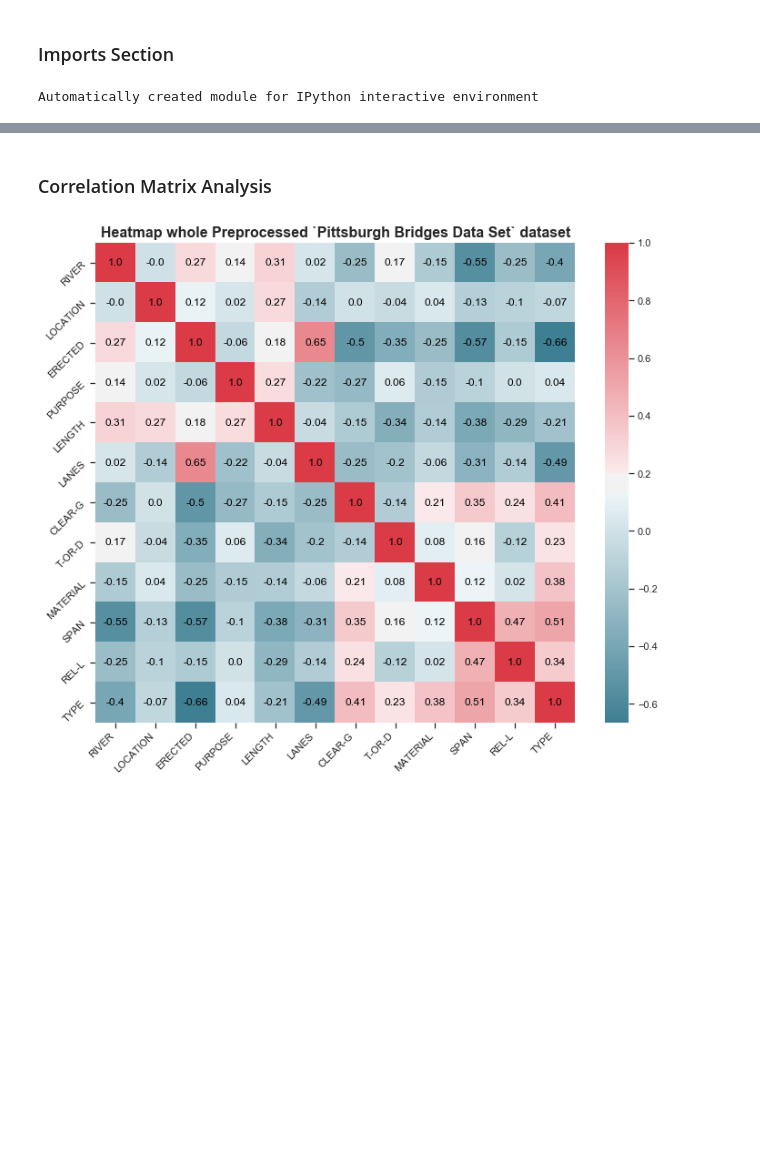
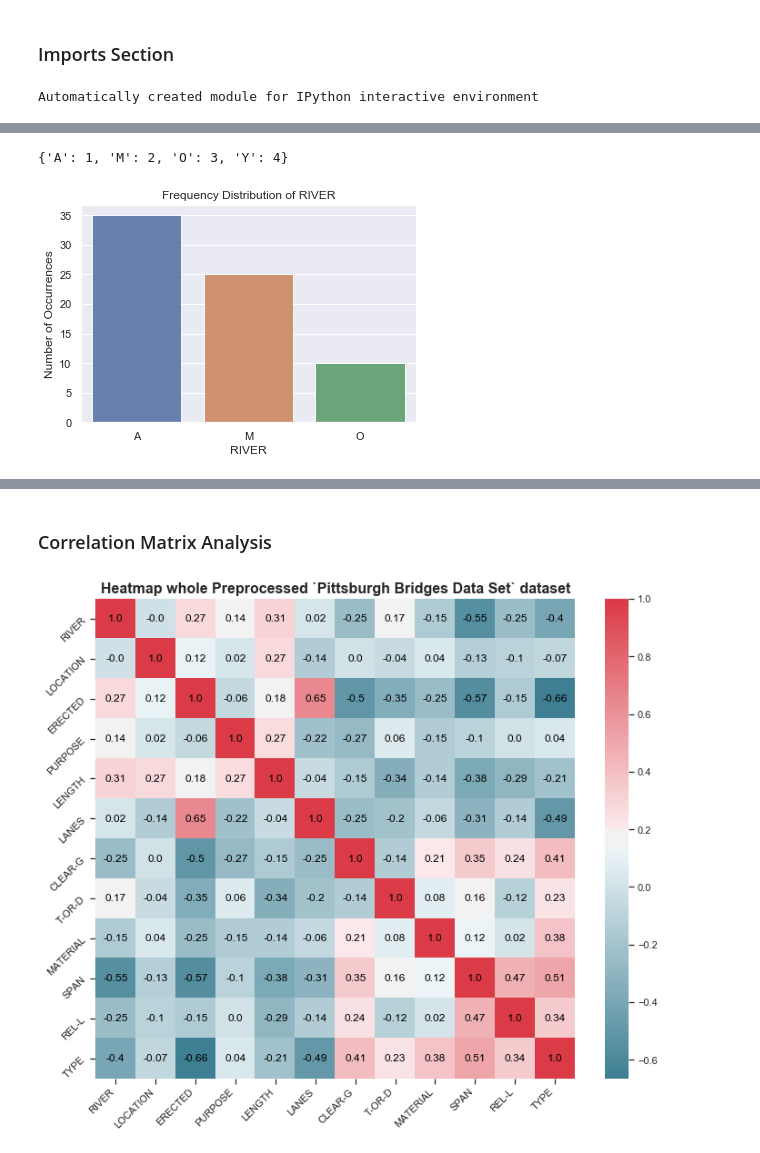
Before and after one commit to franec94/Pittsburgh-Bridge-Dataset, a Jupyter notebook: pittsburgh-bridges-data-set-analysis/Data Space Report -Testing - Pie Charts-compact.ipynb, the cells around one changed output, grey strips where cells are left out. Cells and saved outputs as stored; diff of their text form; code cells hidden in the pictures; blank space fills up the shorter version.

```diff
--- a/pittsburgh-bridges-data-set-analysis/Data Space Report -Testing - Pie Charts-compact.ipynb
+++ b/pittsburgh-bridges-data-set-analysis/Data Space Report -Testing - Pie Charts-compact.ipynb
@@ -99,4 +99,5 @@ dataset_path = 'C:\\Users\\Francesco\Documents\\datasets\\pittsburgh_dataset'
 dataset_name = 'bridges.data.csv'
 
 TARGET_COL = 'T-OR-D'  # Target variable name
-dataset = load_brdiges_dataset(dataset_path, dataset_name)
+dataset, feature_vs_values = load_brdiges_dataset(dataset_path, dataset_name)
+feature_vs_values
@@ -105,6 +120,9 @@ dataset = load_brdiges_dataset(dataset_path, dataset_name)
 # %%
 columns_2_avoid = ['ERECTED', 'LENGTH', 'LOCATION']
 
-# show_frequency_distribution_predictor(dataset, predictor_name='RIVER', columns_2_avoid=columns_2_avoid)
+show_frequency_distribution_predictor(dataset, predictor_name='RIVER', columns_2_avoid=columns_2_avoid, features_vs_values=feature_vs_values)
+# %% [output]
+{'A': 1, 'M': 2, 'O': 3, 'Y': 4}
+[figure, added]
 # %%
 # show_frequency_distribution_predictors(dataset, columns_2_avoid)
```
Also changed, not shown: parts of 7 cells of this notebook, 4 other files.
